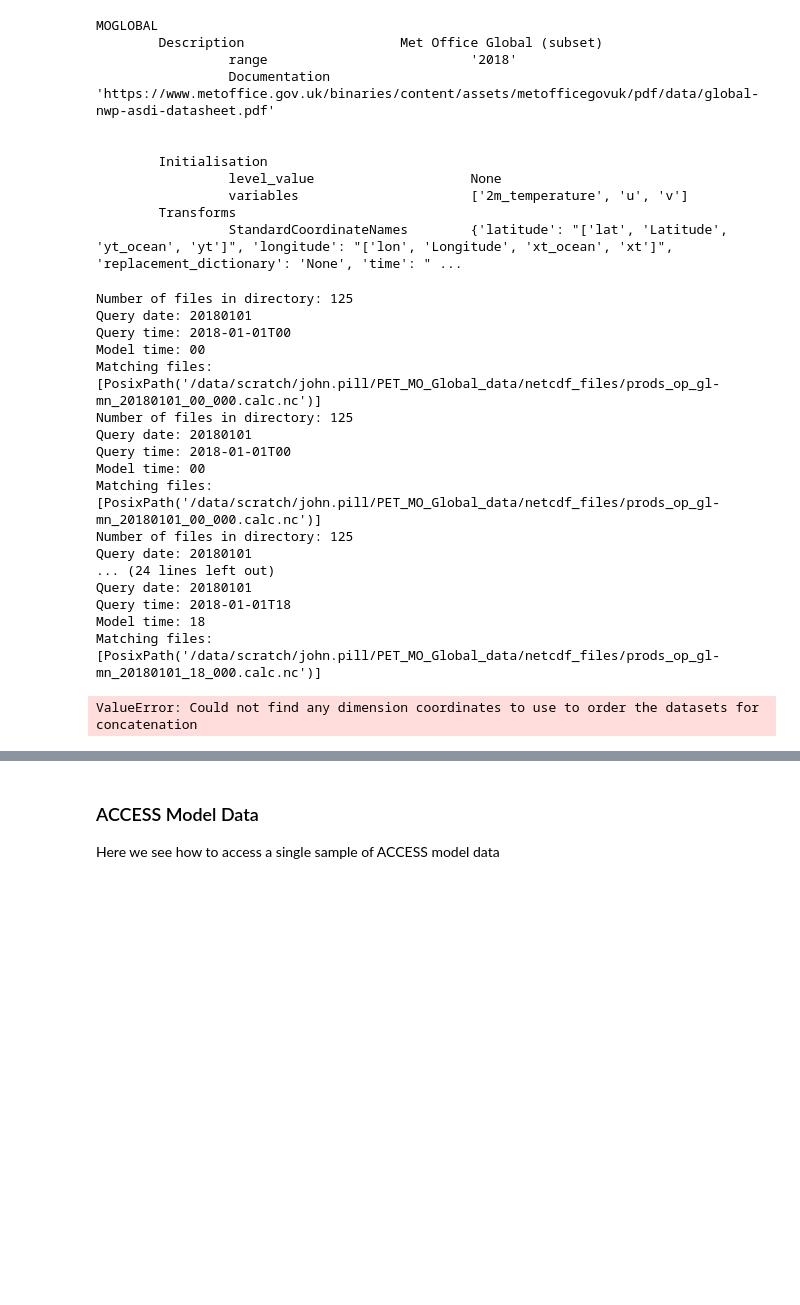
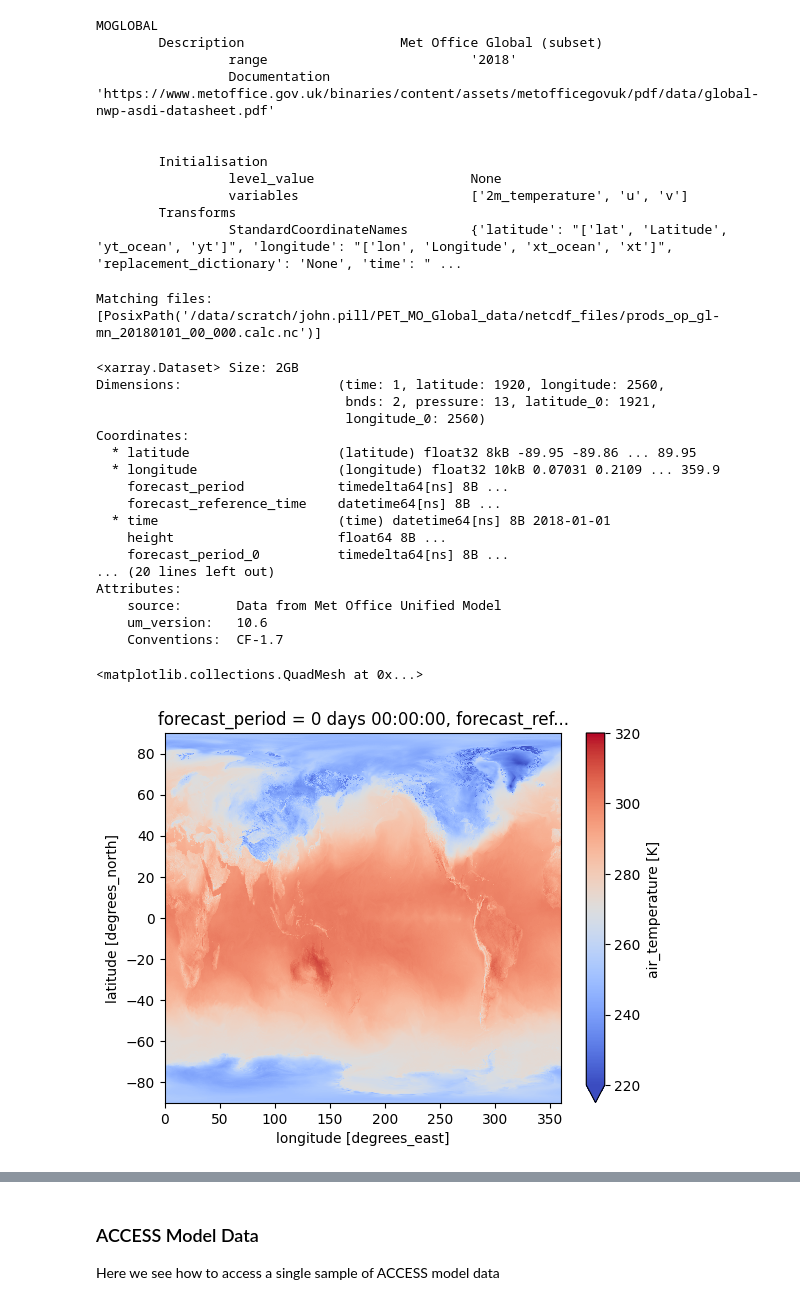
Before and after one commit to JMP-MO/PyEarthTools, a Jupyter notebook: notebooks/tutorial/Met_Office_Site_Archive.ipynb, the cells around one changed output, grey strips where cells are left out. Drawn from its saved outputs; the diff is of its cells as text; code cells hidden in the pictures; blank space fills up the shorter version.

```diff
--- a/notebooks/tutorial/Met_Office_Site_Archive.ipynb
+++ b/notebooks/tutorial/Met_Office_Site_Archive.ipynb
@@ -97,5 +155,6 @@ CF-1.6
 # %%
-moglobal = petdata.archive.MOGLOBAL(['2m_temperature', 'u', 'v'])
+# Create Met Office Global dataset object with the desired variables.
+moglobal = pyearthtools.data.archive.MOGLOBAL(['2m_temperature', 'u', 'v'])
 moglobal
 # %% [output]
 MOGLOBAL
@@ -110,25 +169,33 @@ MOGLOBAL
         Transforms
                  StandardCoordinateNames        {'latitude': "['lat', 'Latitude', 'yt_ocean', 'yt']", 'longitude': "['lon', 'Longitude', 'xt_ocean', 'xt']", 'replacement_dictionary': 'None', 'time': " ...
 # %%
-doi = '2018-01-01'
-moglobal[doi]
+# Index on the dataset object a date of interest.
+doi = '2018-01-01T00'
+moglobal_data = moglobal[doi]
+moglobal_data
 # %% [output]
-Number of files in directory: 125
-Query date: 20180101
-Query time: 2018-01-01T00
-Model time: 00
 Matching files: [PosixPath('/data/scratch/john.pill/PET_MO_Global_data/netcdf_files/prods_op_gl-mn_20180101_00_000.calc.nc')]
-Number of files in directory: 125
-Query date: 20180101
-Query time: 2018-01-01T00
-Model time: 00
-Matching files: [PosixPath('/data/scratch/john.pill/PET_MO_Global_data/netcdf_files/prods_op_gl-mn_20180101_00_000.calc.nc')]
-Number of files in directory: 125
-Query date: 20180101
-... (24 lines left out)
-Query date: 20180101
-Query time: 2018-01-01T18
-Model time: 18
-Matching files: [PosixPath('/data/scratch/john.pill/PET_MO_Global_data/netcdf_files/prods_op_gl-mn_20180101_18_000.calc.nc')]
-ValueError: Could not find any dimension coordinates to use to order the datasets for concatenation
+<xarray.Dataset> Size: 2GB
+Dimensions:                    (time: 1, latitude: 1920, longitude: 2560,
+                                bnds: 2, pressure: 13, latitude_0: 1921,
+                                longitude_0: 2560)
+Coordinates:
+  * latitude                   (latitude) float32 8kB -89.95 -89.86 ... 89.95
+  * longitude                  (longitude) float32 10kB 0.07031 0.2109 ... 359.9
+    forecast_period            timedelta64[ns] 8B ...
+    forecast_reference_time    datetime64[ns] 8B ...
+  * time                       (time) datetime64[ns] 8B 2018-01-01
+    height                     float64 8B ...
+    forecast_period_0          timedelta64[ns] 8B ...
+... (20 lines left out)
+Attributes:
+    source:       Data from Met Office Unified Model
+    um_version:   10.6
+    Conventions:  CF-1.7
+# %%
+# Demonstrate the data by plotting in a graph.
+moglobal_data.air_temperature.plot(cmap='coolwarm', vmin=vmin, vmax=vmax)
+# %% [output]
+<matplotlib.collections.QuadMesh at 0x...>
+[figure, added]
 # %%
```
Also changed, not shown: parts of 16 cells of this notebook.
